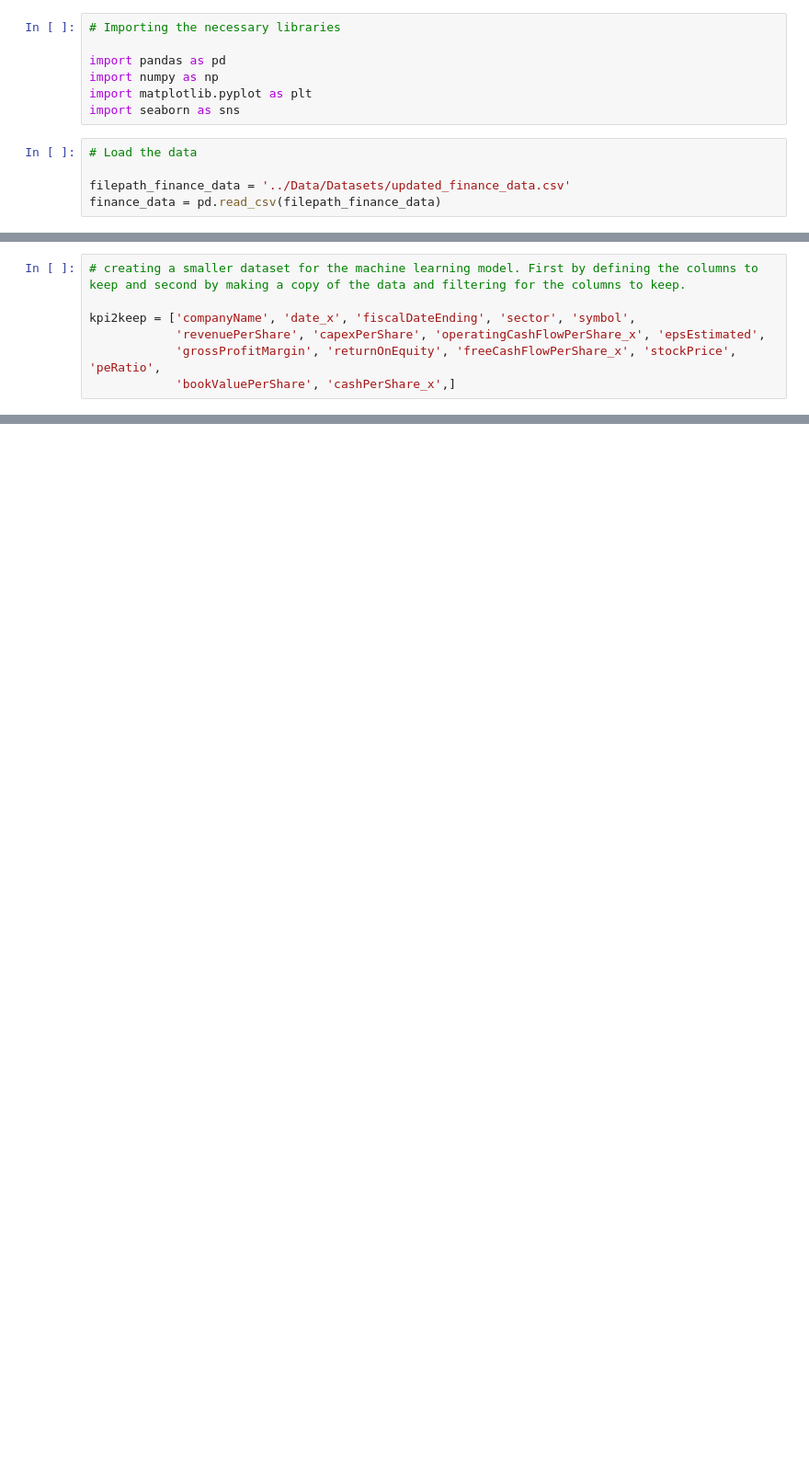
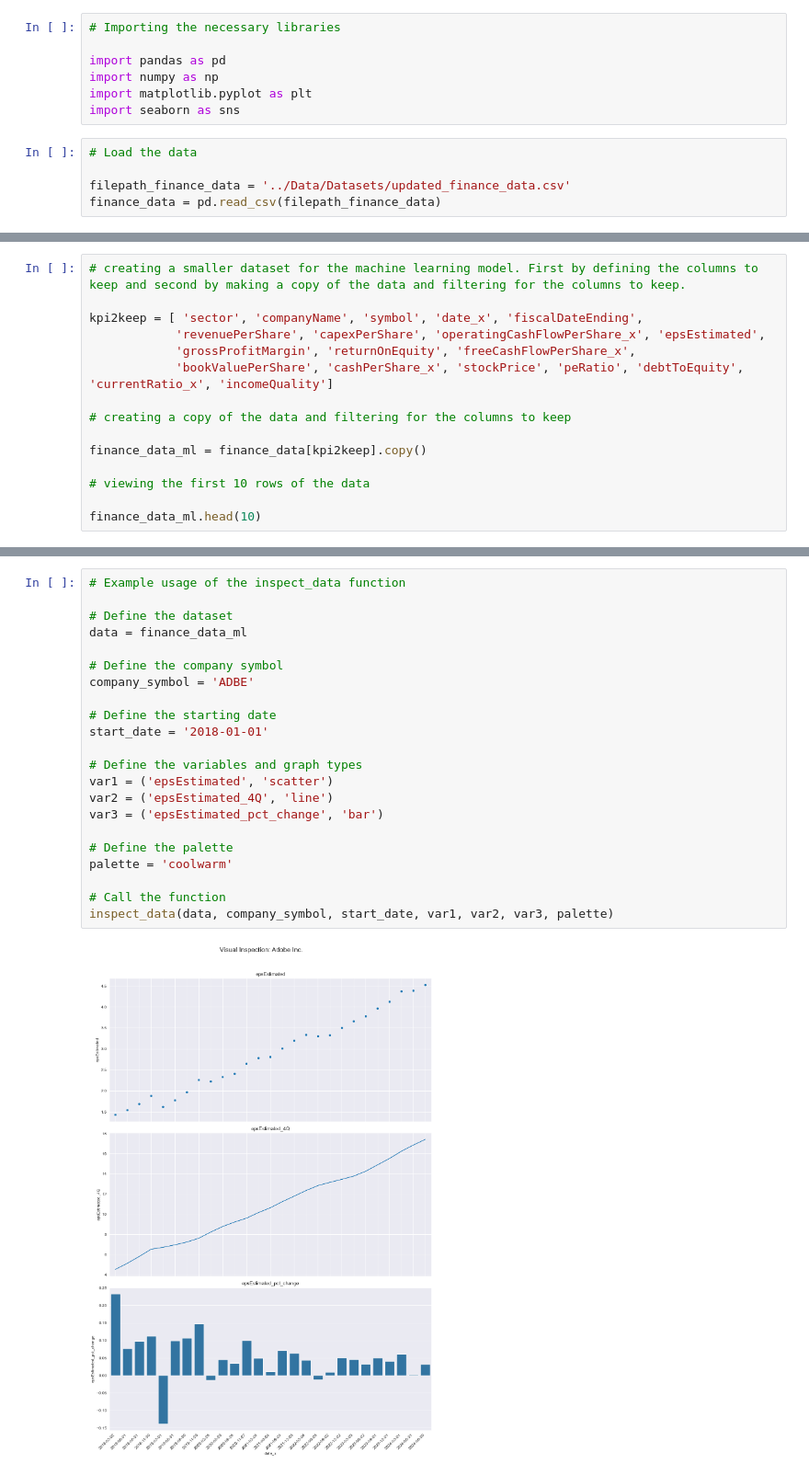
Before and after one commit to RazDwa1923/ML_Equity, a Jupyter notebook: Data Exploration & Clean Up/02 Data Set Creation for ML.ipynb, the cells around one changed output, grey strips where cells are left out. Shown: that part at 92% size. Saved outputs shown, nothing was run; the diff lists cells and outputs as text; blank space fills up the shorter version.

Commit message:
Starting smaller dataset for ML model.

```diff
--- a/Data Exploration & Clean Up/02 Data Set Creation for ML.ipynb
+++ b/Data Exploration & Clean Up/02 Data Set Creation for ML.ipynb
@@ -36,7 +68,15 @@ finance_data.head(10)
 # %%
 # creating a smaller dataset for the machine learning model. First by defining the columns to keep and second by making a copy of the data and filtering for the columns to keep.
 
-kpi2keep = ['companyName', 'date_x', 'fiscalDateEnding', 'sector', 'symbol',
+kpi2keep = [ 'sector', 'companyName', 'symbol', 'date_x', 'fiscalDateEnding',
             'revenuePerShare', 'capexPerShare', 'operatingCashFlowPerShare_x', 'epsEstimated',
-            'grossProfitMargin', 'returnOnEquity', 'freeCashFlowPerShare_x', 'stockPrice', 'peRatio',
-            'bookValuePerShare', 'cashPerShare_x',]
+            'grossProfitMargin', 'returnOnEquity', 'freeCashFlowPerShare_x',
+            'bookValuePerShare', 'cashPerShare_x', 'stockPrice', 'peRatio', 'debtToEquity', 'currentRatio_x', 'incomeQuality']
+
+# creating a copy of the data and filtering for the columns to keep
+
+finance_data_ml = finance_data[kpi2keep].copy()
+
+# viewing the first 10 rows of the data
+
+finance_data_ml.head(10)
@@ -42,0 +222,24 @@ kpi2keep = ['companyName', 'date_x', 'fiscalDateEnding', 'sector', 'symbol',
+# %%
+# Example usage of the inspect_data function
+
+# Define the dataset
+data = finance_data_ml
+
+# Define the company symbol
+company_symbol = 'ADBE'
+
+# Define the starting date
+start_date = '2018-01-01'
+
+# Define the variables and graph types
+var1 = ('epsEstimated', 'scatter')
+var2 = ('epsEstimated_4Q', 'line')
+var3 = ('epsEstimated_pct_change', 'bar')
+
+# Define the palette
+palette = 'coolwarm'
+
+# Call the function
+inspect_data(data, company_symbol, start_date, var1, var2, var3, palette)
+# %% [output]
+[figure, added]
```
Also changed, not shown: parts of 7 cells of this notebook, 2 other files.
